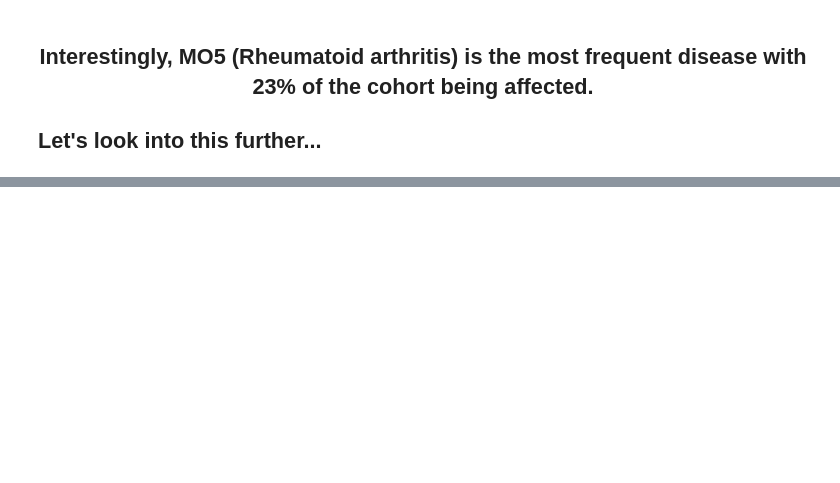
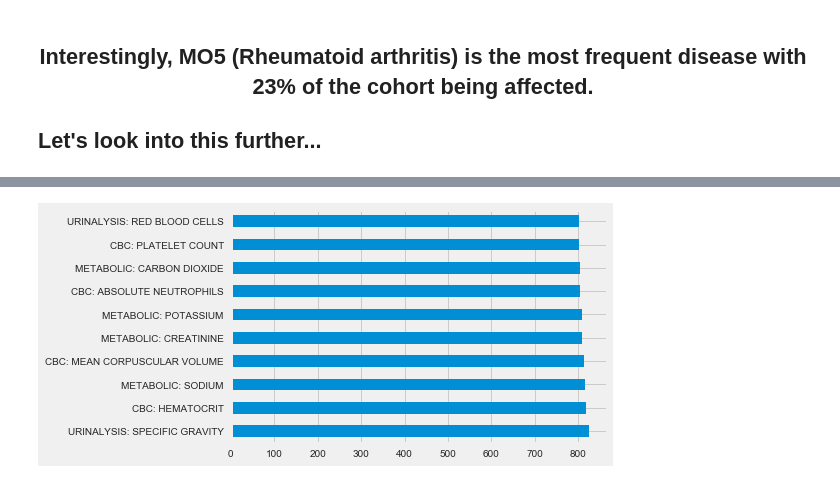
Before and after one commit to Bowiemb/demos, a Jupyter notebook: Virtual Patient Data Analysis Demo.ipynb, the cells around one changed output, grey strips where cells are left out. Cells and saved outputs as stored; diff of their text form; code cells hidden in the pictures; blank space fills up the shorter version.

```diff
--- a/Virtual Patient Data Analysis Demo.ipynb
+++ b/Virtual Patient Data Analysis Demo.ipynb
@@ -204,3 +215,8 @@ M05_cohort_patients.describe(include='all')
 | 50% | NaN | NaN | NaN | NaN | NaN | NaN | ... |
 | 75% | NaN | NaN | NaN | NaN | NaN | NaN | ... |
 | max | NaN | NaN | NaN | NaN | NaN | NaN | ... |
+# %%
+M05_cohort_lab_results =  labs[labs['PatientID'].isin(M05_cohort_patient_ids)]
+#M05_cohort_lab_results.head()
+#print(M05_cohort_lab_results)
+M05_cohort_lab_results.describe(include='all')
@@ -206,0 +236,4 @@ M05_cohort_patients.describe(include='all')
+# %%
+fig = M05_cohort_lab_results.LabName.value_counts()[:10].plot(kind='barh')
+# %% [output]
+[figure, added]
```
Also changed, not shown: parts of 37 cells of this notebook.
